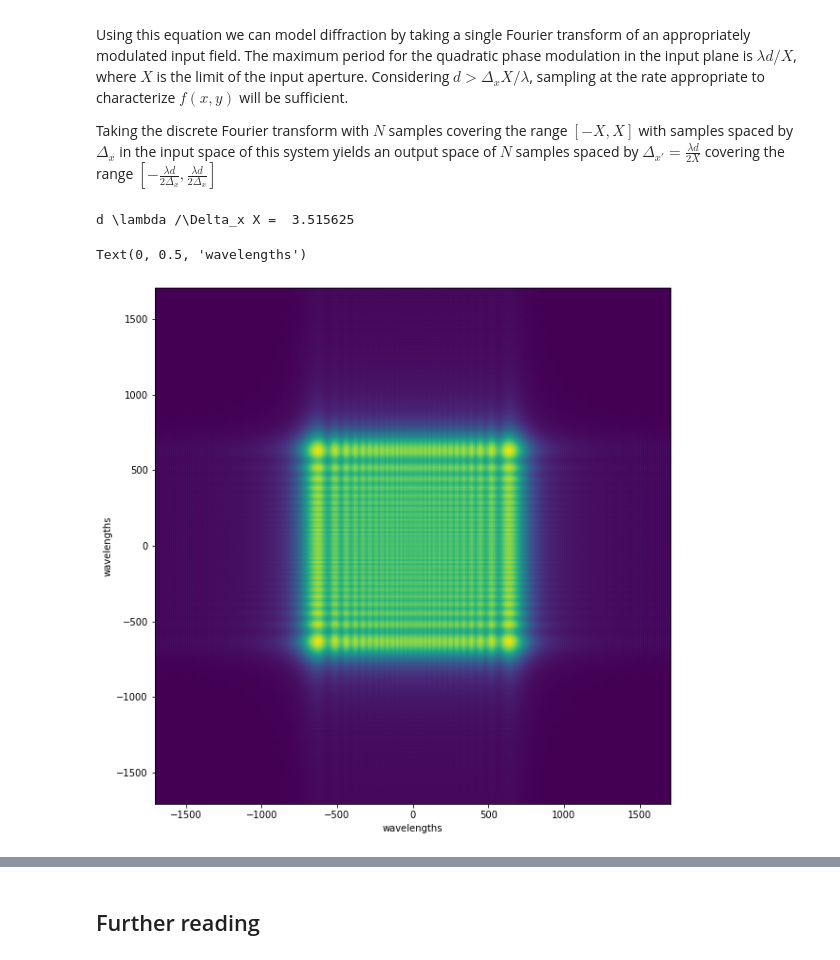
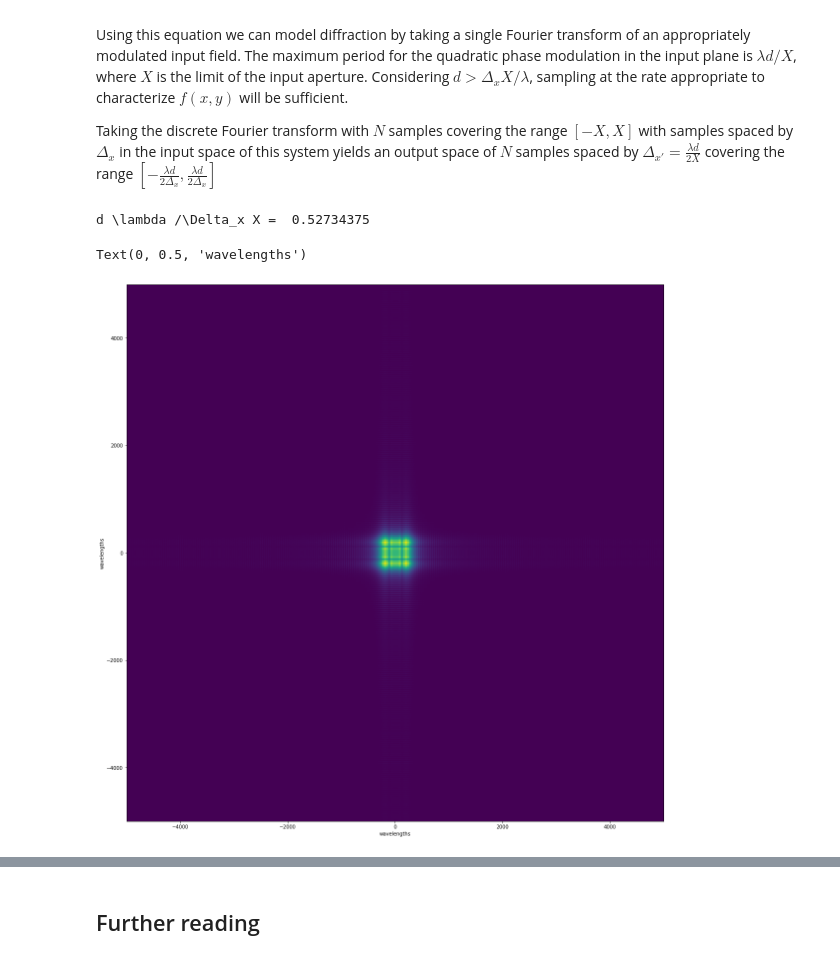
Before and after one commit to djbrady/CNNprocessing, a Jupyter notebook: waves/numericalDiffraction.ipynb, the cells around one changed output, grey strips where cells are left out. Saved outputs shown, nothing was run; the diff lists cells and outputs as text; code cells hidden in the pictures.

```diff
--- a/waves/numericalDiffraction.ipynb
+++ b/waves/numericalDiffraction.ipynb
@@ -23,7 +23,7 @@ import tensorflow as tf
 from tensorflow import keras
 from tensorflow.keras.datasets import mnist
 %matplotlib inline
-plt.rcParams['figure.figsize'] = [20, 10]
+plt.rcParams['figure.figsize'] = [20, 20]
 from google.colab import files
 # %% [markdown]
 # Angular spectrum diffraction
@@ -192,16 +192,16 @@ def gFT(f,d,lam):
 # %%
 N=1024
 lam=.3
-d=20000
+d=3000
 print("d \lambda /\Delta_x X = ", 2*d*lam**2/N)
 f=np.zeros([N,N])
 f[np.int(N/2-N/8):np.int(N/2+N/8),np.int(N/2-N/8):np.int(N/2+N/8)]=1
 q=gFT(f,d,lam)
-xrange=q.shape[0]/(lam*2)
+xrange=d/(lam*2)
 plt.imshow(np.abs(q),extent=[-xrange,xrange,-xrange,xrange])
 plt.xlabel('wavelengths')
 plt.ylabel('wavelengths')
 # %% [output]
-d \lambda /\Delta_x X =  3.515625
+d \lambda /\Delta_x X =  0.52734375
 Text(0, 0.5, 'wavelengths')
-[figure, old version]
+[figure, new version]
```
Also changed, not shown: parts of 2 cells of this notebook.
